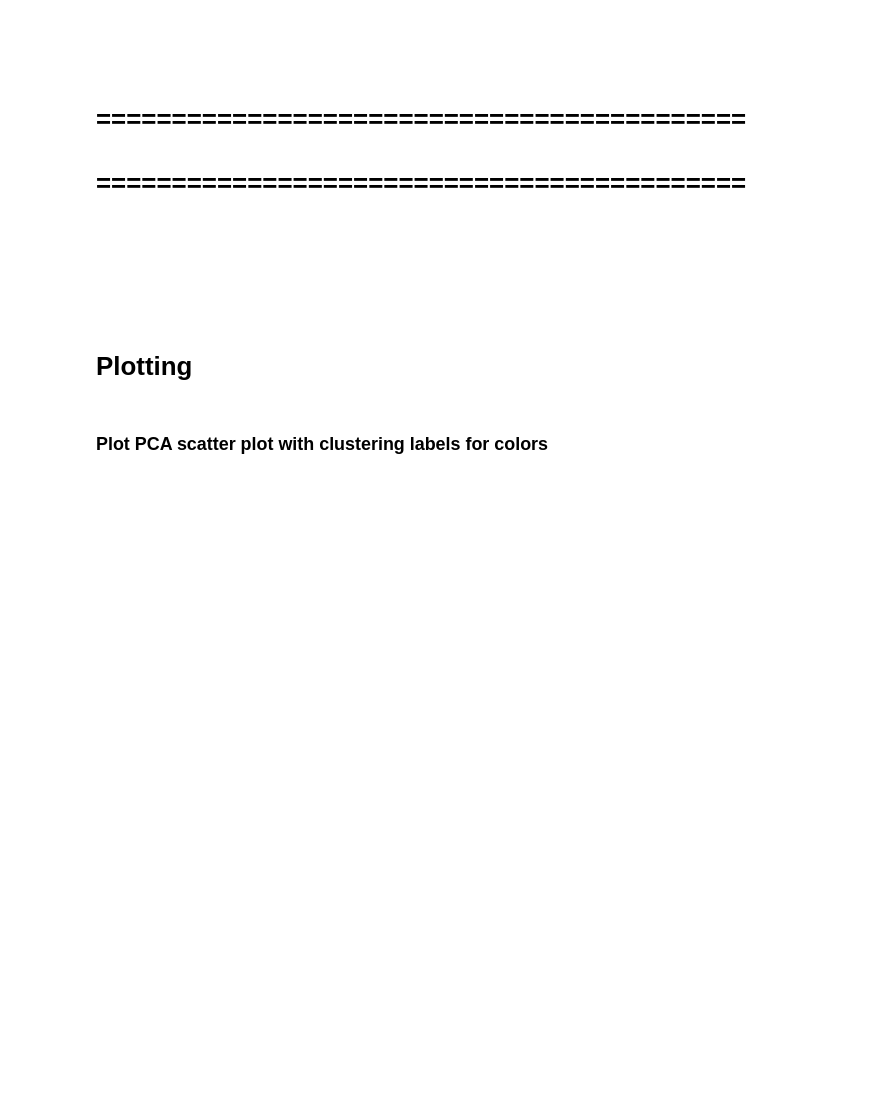
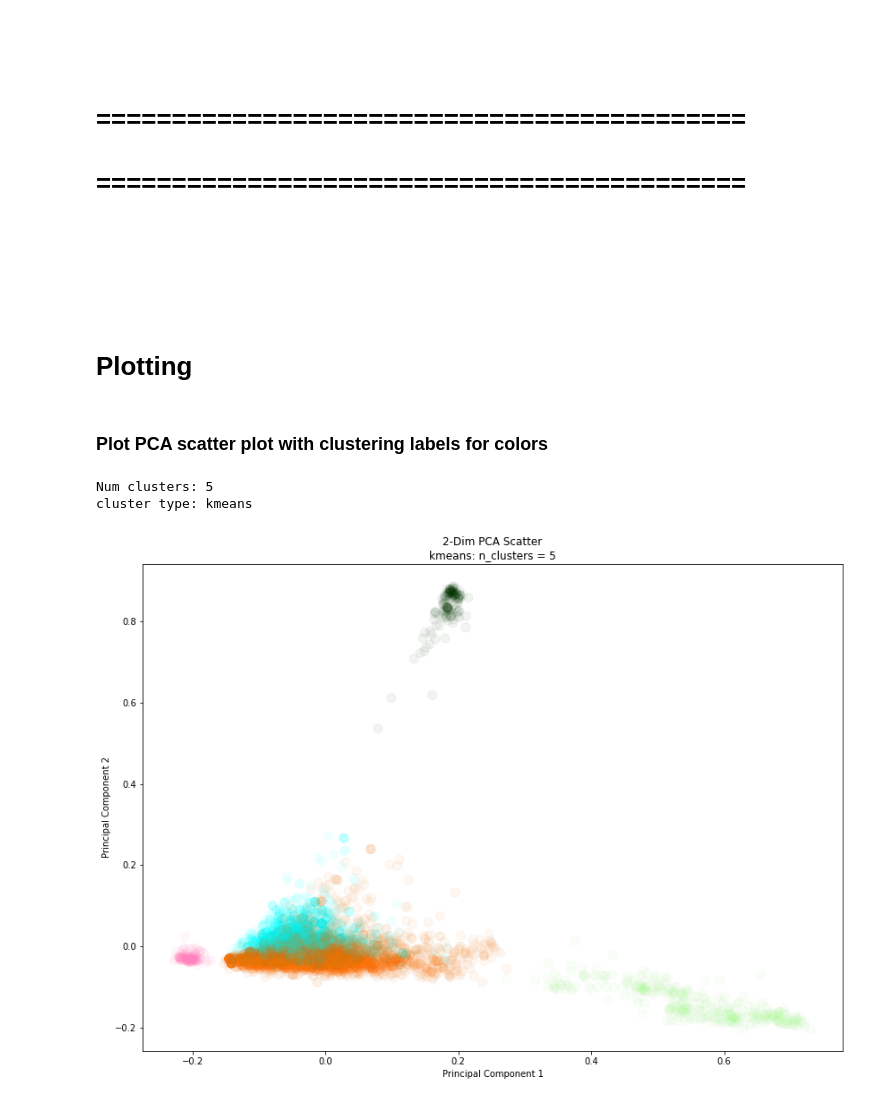
Before and after one commit to rskuzma/anti_vax_embeddings, a Jupyter notebook: src/JAN2021/2_clustering_silhouette_ARI_AMI.ipynb, the cells around one changed output. Saved outputs shown, nothing was run; the diff lists cells and outputs as text; code cells hidden in the pictures; blank space fills up the shorter version.

```diff
--- a/src/JAN2021/2_clustering_silhouette_ARI_AMI.ipynb
+++ b/src/JAN2021/2_clustering_silhouette_ARI_AMI.ipynb
@@ -324,0 +496,13 @@ pprint(sorted(bias_vs_kmedoids_dict.items(), key=lambda item: item[1][1], revers
+# %%
+domains_vs_pca_kmeans_dict = {}
+for i in n_clusters:
+    key = 'k_means_' + str(i)
+    ARI = adjusted_rand_score(metadata_df['group'].tolist(), pca_kmeans_preds_dict[key])
+    AMI = adjusted_mutual_info_score(metadata_df['group'].tolist(), pca_kmeans_preds_dict[key])
+    domains_vs_pca_kmeans_dict[key] = (ARI, AMI)
+
+print('Domain Groups vs KMeans Clusters, sorted by ARI')
+pprint(sorted(domains_vs_pca_kmeans_dict.items(), key=lambda item: item[1][0], reverse=True))
+
+print('\nDomain Groups vs KMeans Clusters, sorted by AMI')
+pprint(sorted(domains_vs_pca_kmeans_dict.items(), key=lambda item: item[1][1], reverse=True))
@@ -324,0 +527,13 @@ pprint(sorted(bias_vs_kmedoids_dict.items(), key=lambda item: item[1][1], revers
+# %%
+bias_vs_pca_kmeans_dict = {}
+for i in n_clusters:
+    key = 'k_means_' + str(i)
+    ARI = adjusted_rand_score(metadata_df['bias'].tolist(), pca_kmeans_preds_dict[key])
+    AMI = adjusted_mutual_info_score(metadata_df['bias'].tolist(), pca_kmeans_preds_dict[key])
+    bias_vs_pca_kmeans_dict[key] = (ARI, AMI)
+
+print('Political Bias vs KMeans Clusters, sorted by ARI')
+pprint(sorted(bias_vs_pca_kmeans_dict.items(), key=lambda item: item[1][0], reverse=True))
+
+print('\nPolitical Bias vs KMeans Clusters, sorted by AMI')
+pprint(sorted(bias_vs_pca_kmeans_dict.items(), key=lambda item: item[1][1], reverse=True))
@@ -364,4 +597,8 @@ def plot_pca_clustering(num_clusters=4, cluster_type='kmeans'):
     plt.ylabel('Principal Component 2')
     plt.show()
 # %%
-plot_pca_clustering(7, 'kmeans')
+plot_pca_clustering(5, 'kmeans')
+# %% [output]
+Num clusters: 5
+cluster type: kmeans
+[figure, added]
```
Also changed, not shown: parts of 17 cells of this notebook.
